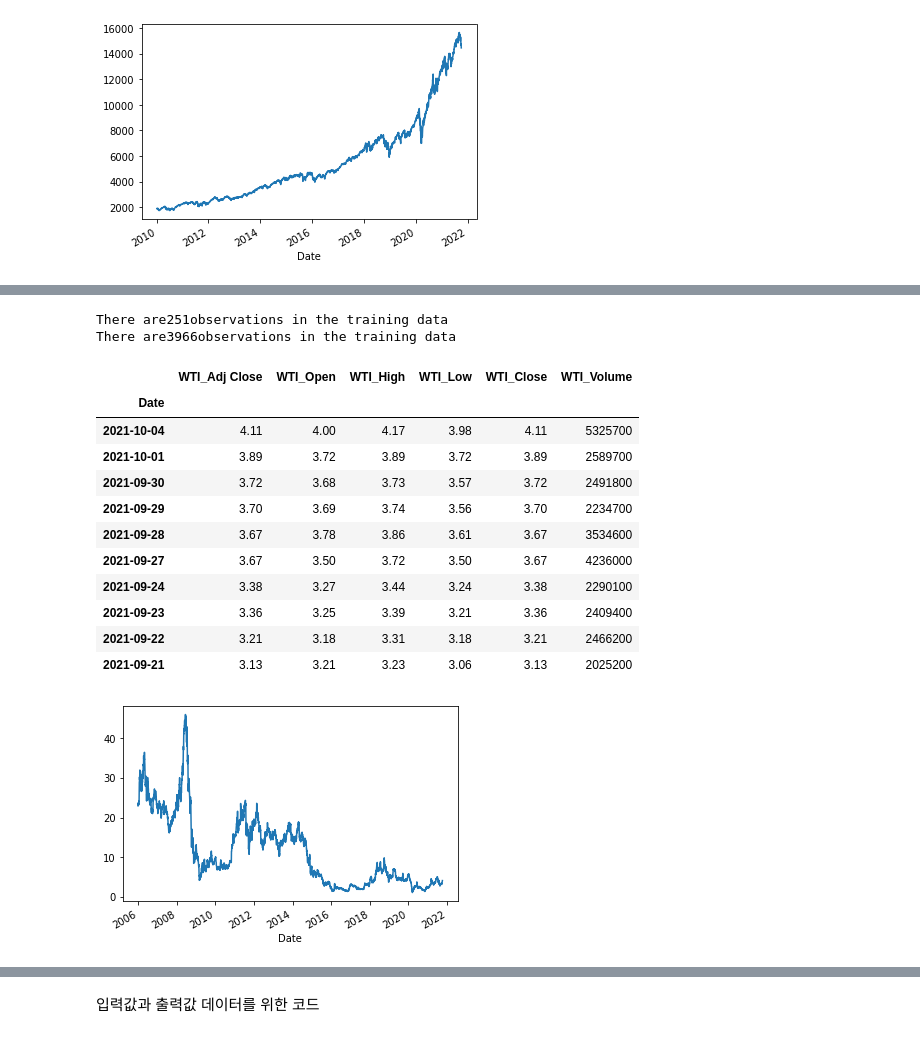
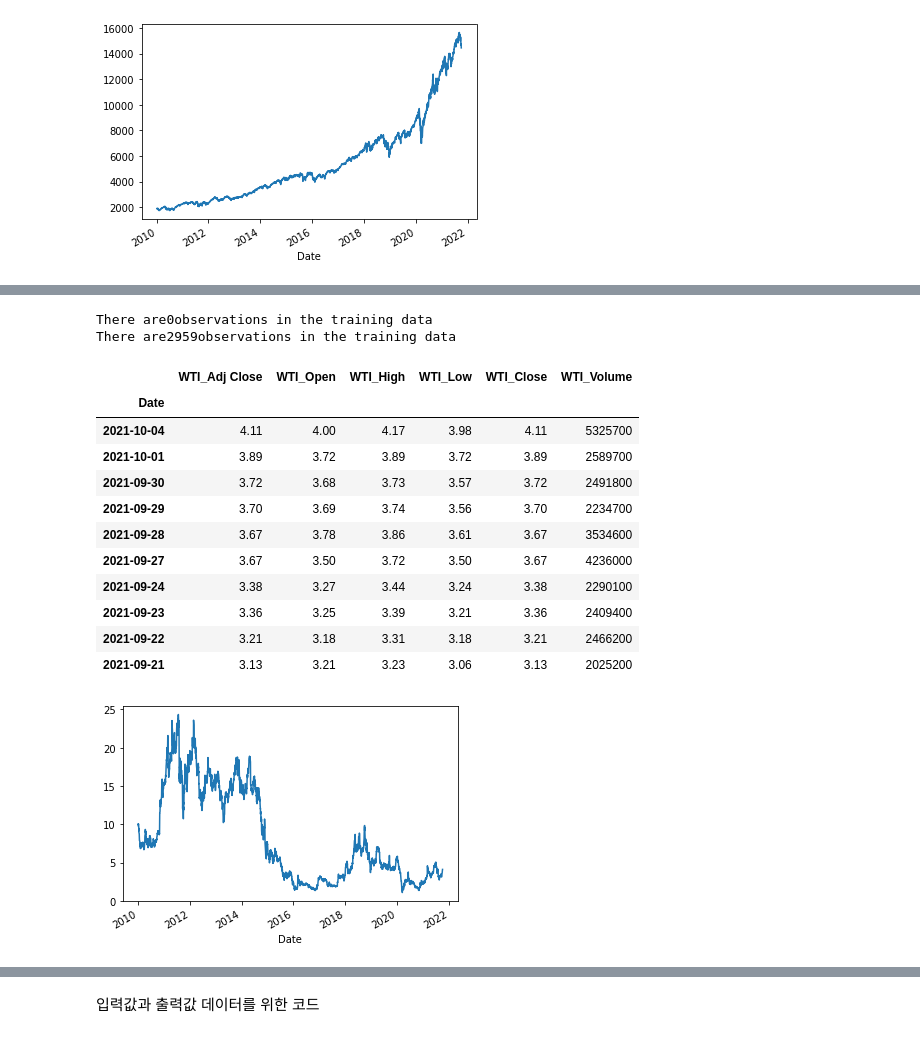
Before and after one commit to blackgreenc/AI, a Jupyter notebook: index_prediction.ipynb, the cells around one changed output, grey strips where cells are left out. Cells and saved outputs as stored; diff of their text form; code cells hidden in the pictures.

```diff
--- a/index_prediction.ipynb
+++ b/index_prediction.ipynb
@@ -107,33 +107,33 @@ There are3966observations in the test data
 # %%
 # 기름
 WTI  = yf.download('WTI',
-                     start = '2006-01-01',
+                     start = '2010-01-01',
                      end = '2021-10-05',
                      progress = False)
 
 WTI_data = WTI[['Adj Close', 'Open', 'High', 'Low', "Close","Volume"]].round(2)
 WTI_data.rename(columns={'Adj Close':'WTI_Adj Close', 'Open':'WTI_Open', 'High':'WTI_High', 'Low':'WTI_Low', 'Close':'WTI_Close', 'Volume':'WTI_Volume' }, inplace=True)
 
 
 print("There are" + str(WTI_data[:"2006"].shape[0]) + "observations in the training data")
 print("There are" + str(WTI_data[:"2021"].shape[0]) + "observations in the training data")
 
 WTI_data['WTI_Adj Close'].plot()
 WTI_data.loc[::-1].head(10)
 # %% [output]
-There are251observations in the training data
-There are3966observations in the training data
+There are0observations in the training data
+There are2959observations in the training data
 |  | WTI_Adj Close | WTI_Open | WTI_High | WTI_Low | WTI_Close | WTI_Volume |
 | Date |  |  |  |  |  |  |
 | 2021-10-04 | 4.11 | 4.00 | 4.17 | 3.98 | 4.11 | 5325700 |
 | 2021-10-01 | 3.89 | 3.72 | 3.89 | 3.72 | 3.89 | 2589700 |
 | 2021-09-30 | 3.72 | 3.68 | 3.73 | 3.57 | 3.72 | 2491800 |
 | 2021-09-29 | 3.70 | 3.69 | 3.74 | 3.56 | 3.70 | 2234700 |
 | 2021-09-28 | 3.67 | 3.78 | 3.86 | 3.61 | 3.67 | 3534600 |
 | 2021-09-27 | 3.67 | 3.50 | 3.72 | 3.50 | 3.67 | 4236000 |
 | 2021-09-24 | 3.38 | 3.27 | 3.44 | 3.24 | 3.38 | 2290100 |
 | 2021-09-23 | 3.36 | 3.25 | 3.39 | 3.21 | 3.36 | 2409400 |
 | 2021-09-22 | 3.21 | 3.18 | 3.31 | 3.18 | 3.21 | 2466200 |
 | 2021-09-21 | 3.13 | 3.21 | 3.23 | 3.06 | 3.13 | 2025200 |
-[figure, old version]
+[figure, new version]
 # %%
```
Also changed, not shown: parts of 9 cells of this notebook.
